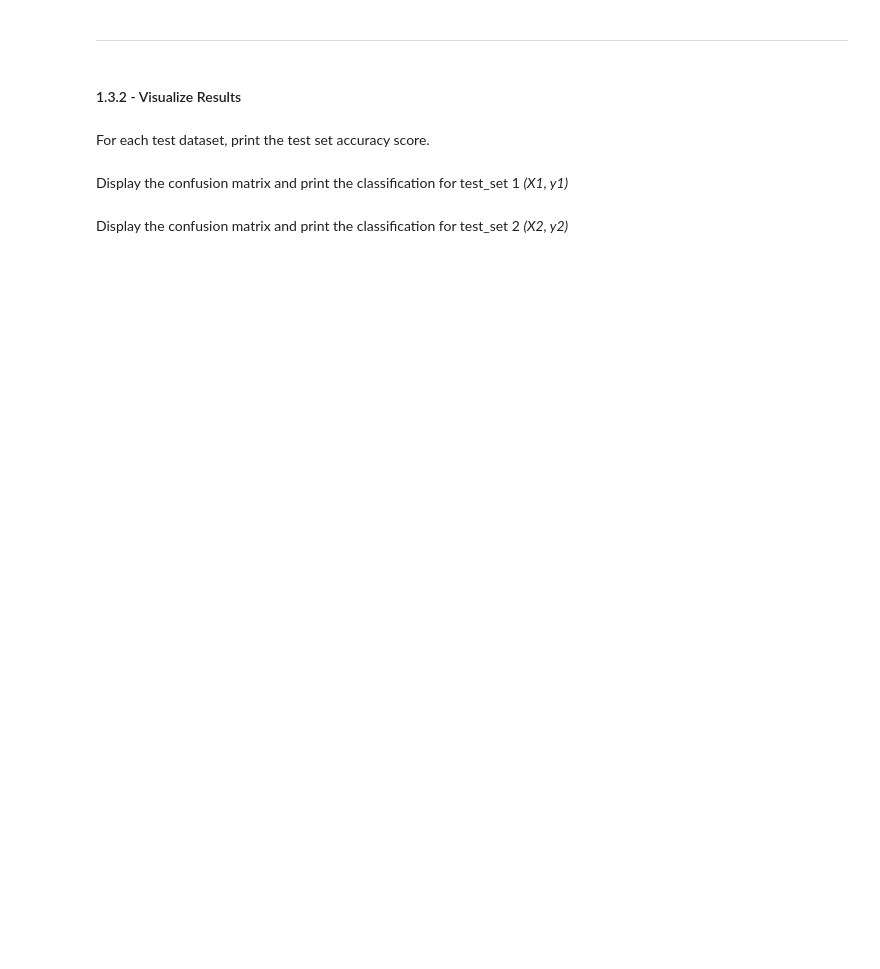
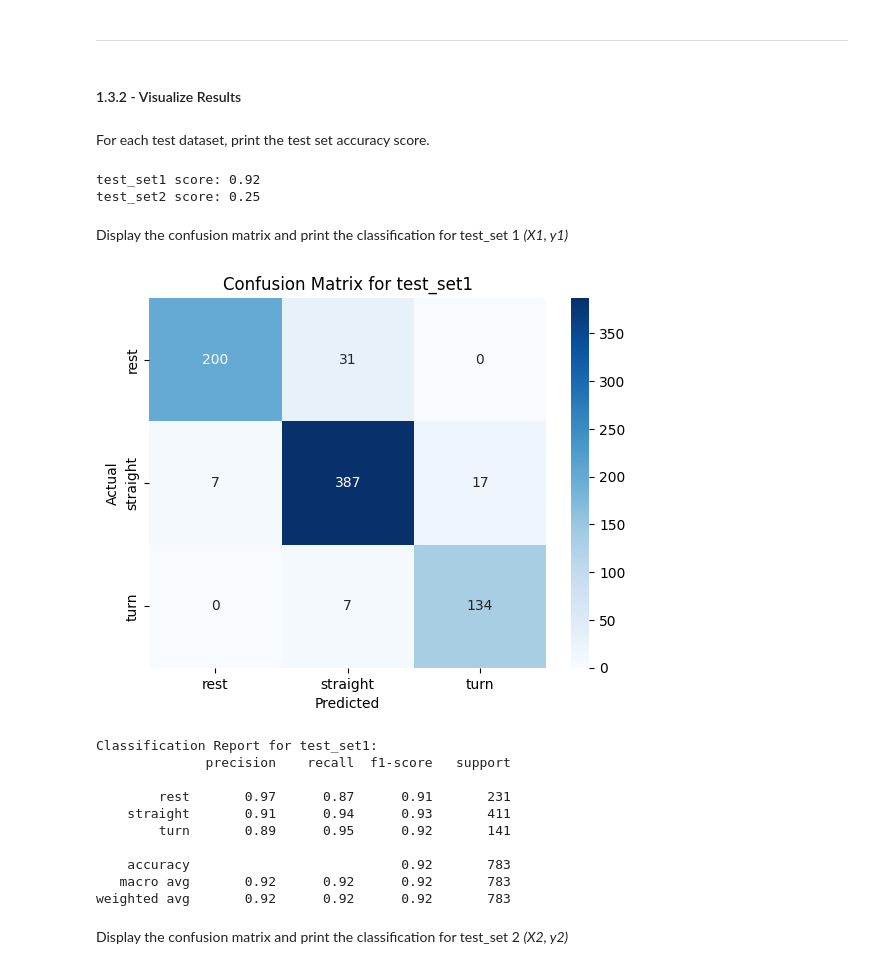
Before and after one commit to akosua-gyimah/engg680_2024_fall, a Jupyter notebook: Lab_Assignment4/Assignment 4.ipynb, the cells around one changed output. Cells and saved outputs as stored; diff of their text form; code cells hidden in the pictures; blank space fills up the shorter version.

```diff
--- a/Lab_Assignment4/Assignment 4.ipynb
+++ b/Lab_Assignment4/Assignment 4.ipynb
@@ -314,6 +314,8 @@ The test_sets must be seperated into features (Xs) and targets (ys).
 # %%
 # TODO - Load the target vector from test_set1 into y1, and all features from test_set1 into X1
 # (1 marks)
-# y1 =
-# X1 =
+
+# Answer
+y1 = test_set1['motion_state']
+X1 = test_set1.drop(columns=['motion_state'])
 X1.head(2)
@@ -332,7 +346,15 @@ For each test dataset, print the test set accuracy score.
 # TODO - Print test score accuracies for test_set1 and test_set2
 # (1 marks)
 
-#print("test_set1 score: {:.2f}".format(???))
-#print("test_set2 score: {:.2f}".format(???))
+#ANSWERS
+#performing test scre accuracies (PS; group members,added code myself)
+test_set1_score = accuracy_score(y1, grid.best_estimator_.predict(X1))
+test_set2_score = accuracy_score(y2, grid.best_estimator_.predict(X2))
+
+print("test_set1 score: {:.2f}".format(test_set1_score))
+print("test_set2 score: {:.2f}".format(test_set2_score))
+# %% [output]
+test_set1 score: 0.92
+test_set2 score: 0.25
 # %% [markdown]
 Display the confusion matrix and print the classification for test_set 1 *(X1, y1)*
@@ -342,2 +361,30 @@ Display the confusion matrix and print the classification for test_set 1 *(X1, y
+# %%
+# TODO - Display confusion matrix and print classification report for (X1, y1)
+# (1 marks)
+
+#Answer
+y1_pred = grid.best_estimator_.predict(X1)
+
+conf_matrix_1 = confusion_matrix(y1, y1_pred)
+sns.heatmap(conf_matrix_1, annot=True, fmt="d", cmap="Blues", xticklabels=grid.classes_, yticklabels=grid.classes_)
+plt.title("Confusion Matrix for test_set1")
+plt.xlabel("Predicted")
+plt.ylabel("Actual")
+plt.show()
+
+print("Classification Report for test_set1:")
+print(classification_report(y1, y1_pred))
+# %% [output]
+[figure, added]
+Classification Report for test_set1:
+              precision    recall  f1-score   support
+
+        rest       0.97      0.87      0.91       231
+    straight       0.91      0.94      0.93       411
+        turn       0.89      0.95      0.92       141
+
+    accuracy                           0.92       783
+   macro avg       0.92      0.92      0.92       783
+weighted avg       0.92      0.92      0.92       783
 # %% [markdown]
 Display the confusion matrix and print the classification for test_set 2 *(X2, y2)*
```
Also changed, not shown: parts of 7 cells of this notebook.
